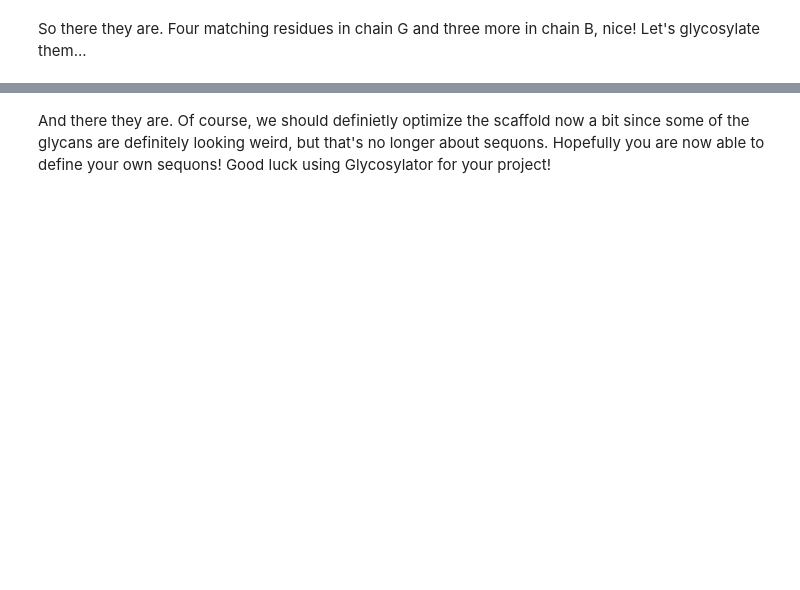
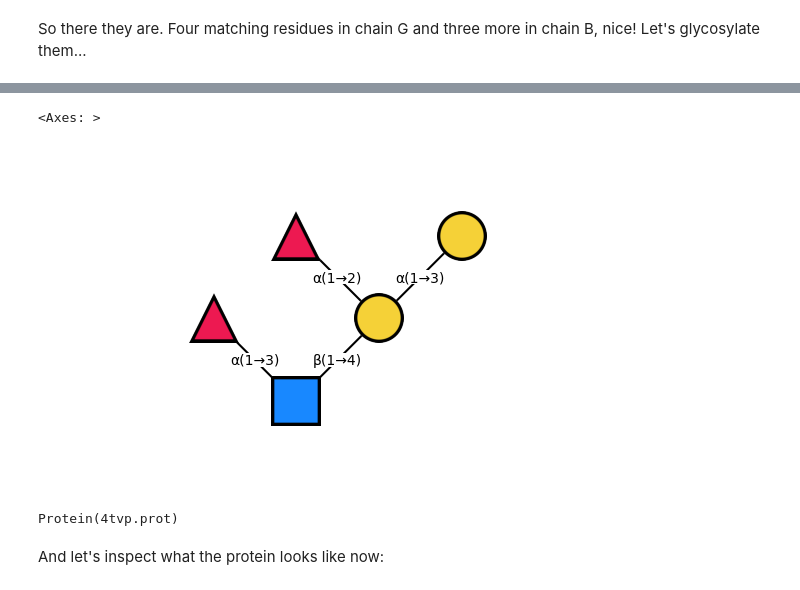
Before and after one commit to ibmm-unibe-ch/glycosylator, a Jupyter notebook: docs/source/examples/sequons.ipynb, the cells around one changed output, grey strips where cells are left out. Drawn from its saved outputs; the diff is of its cells as text; code cells hidden in the pictures; blank space fills up the shorter version.

```diff
--- a/docs/source/examples/sequons.ipynb
+++ b/docs/source/examples/sequons.ipynb
@@ -109,2 +78,15 @@ v.show()
-# %% [markdown]
-And there they are. Of course, we should definietly optimize the scaffold now a bit since some of the glycans are definitely looking weird, but that's no longer about sequons. Hopefully you are now able to define your own sequons! Good luck using Glycosylator for your project!
+# %%
+# build some glycan to attach
+# (just using a Glycosmos ID)
+glycan = gl.glycan("G04624DG")
+glycan.snfg()
+# %% [output]
+<Axes: >
+[figure, added]
+# %%
+# we directly pass the sequon object to glycosylate
+protein.glycosylate(glycan, sequon=new_sequon)
+# %% [output]
+Protein(4tvp.prot)
+# %% [markdown]
+And let's inspect what the protein looks like now:
```
Also changed, not shown: parts of 10 cells of this notebook, 23 other files.
